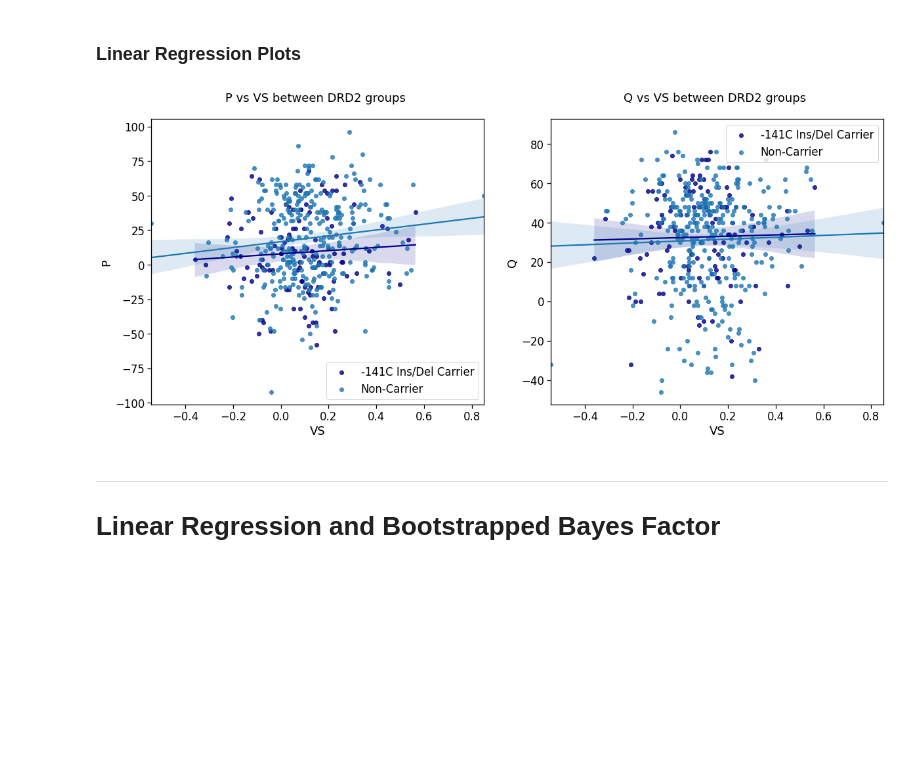
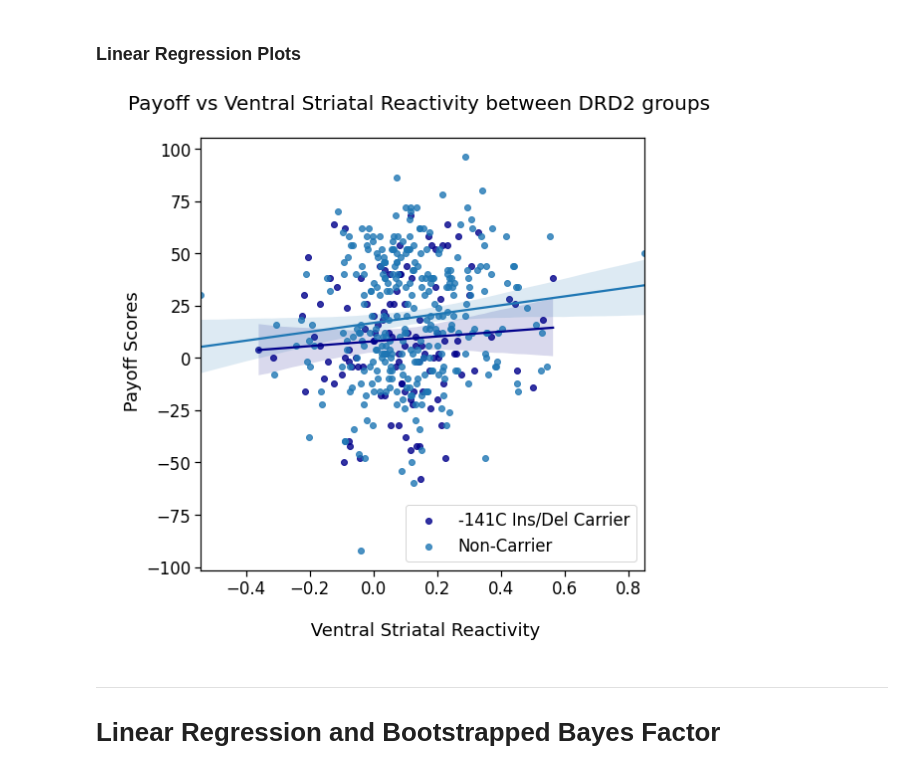
Before and after one commit to cbanuelos/DRD2_Abnormal_Learning, a Jupyter notebook: DataAnalysis_Condensed.ipynb, the cells around one changed output. Cells and saved outputs as stored; diff of their text form; code cells hidden in the pictures; blank space fills up the shorter version.

```diff
--- a/DataAnalysis_Condensed.ipynb
+++ b/DataAnalysis_Condensed.ipynb
@@ -119,0 +107,21 @@ plt.show()
+# %%
+# Setting style of figures
+sns.set_context("notebook", font_scale=1.75)
+
+# Configuring 1st row of grid of plots
+fig = plt.figure()
+fig, axs = plt.subplots(1,2, figsize=(18,10), sharey=True)
+axs= axs.ravel()
+
+# VS Rain Cloud Plot
+VS = pt.RainCloud(y='VS', x='DRD2_cat', data=data, orient='h', width_viol=.4, width_box=.1,
+                  palette="Blues", ax=axs[0])
+VS.set(xlabel='\n VS Reactivity', ylabel='')
+
+# IGT Scores Rain Cloud Plots
+IGT = pt.RainCloud(y='P', x='DRD2_cat', data=data, orient='h', width_viol=.4, width_box=.1,
+                   palette='Blues', pointplot=True, ax=axs[1])
+IGT.set(xlabel='\n Payoff Scores', ylabel='')
+#ax.legend(bbox_to_anchor=(1.04,0.5), loc="center left", borderaxespad=0)
+#plt.legend([], ["Attr A", "Attr A+B"])
+plt.show()
@@ -136,26 +147,22 @@ pd.DataFrame({'Statistics':t_test_results.statistic[0:], 'P-values':t_test_resul
 # %% [markdown]
 ### Linear Regression Plots
 # %%
-# Configuring grid of plots
-fig = plt.figure()
-fig.subplots_adjust(hspace=0.4, wspace=0.2)
-fig.set_figheight(8)
-fig.set_figwidth(20)
+# Setting style of figures
+sns.set_context("notebook", font_scale=1.5)
+
+# Configuring plot
+fig = plt.figure(figsize=(8,8))
 
 # P vs VS between DRD2 groups Scatter Plot
-ax = fig.add_subplot(1, 2, 1)
-scatter_P_low = sns.regplot(x='VS', y='P', data=low, label='-141C Ins/Del Carrier', color="darkblue", ax=ax).legend()
-scatter_P_normal = sns.regplot(x='VS', y='P', data=normal, label='Non-Carrier').legend()
-ax.set(title='P vs VS between DRD2 groups \n')
+scatter_P_low = sns.regplot(x='VS', y='P', data=carrier, label='-141C Ins/Del Carrier', color="darkblue").legend()
+scatter_P_normal = sns.regplot(x='VS', y='P', data=noncarrier, label='Non-Carrier').legend()
+plt.title('Payoff vs Ventral Striatal Reactivity between DRD2 groups \n', fontsize=20)
+plt.ylabel('\n Payoff Scores')
+plt.xlabel('\n Ventral Striatal Reactivity')
 
-# Q vs VS between DRD2 groups Scatter Plot
-ax = fig.add_subplot(1, 2, 2)
-scatter_Q_low = sns.regplot(x='VS', y='Q', data=low, label='-141C Ins/Del Carrier', color="darkblue", ax=ax).legend()
-scatter_Q_normal = sns.regplot(x='VS', y='Q', data=normal, label='Non-Carrier').legend()
-ax.set(title='Q vs VS between DRD2 groups \n')
 plt.show()
 # %% [output]
-[figure, old version]
+[figure, new version]
 # %% [markdown]
 *****
 
```
Also changed, not shown: parts of 63 cells of this notebook.
